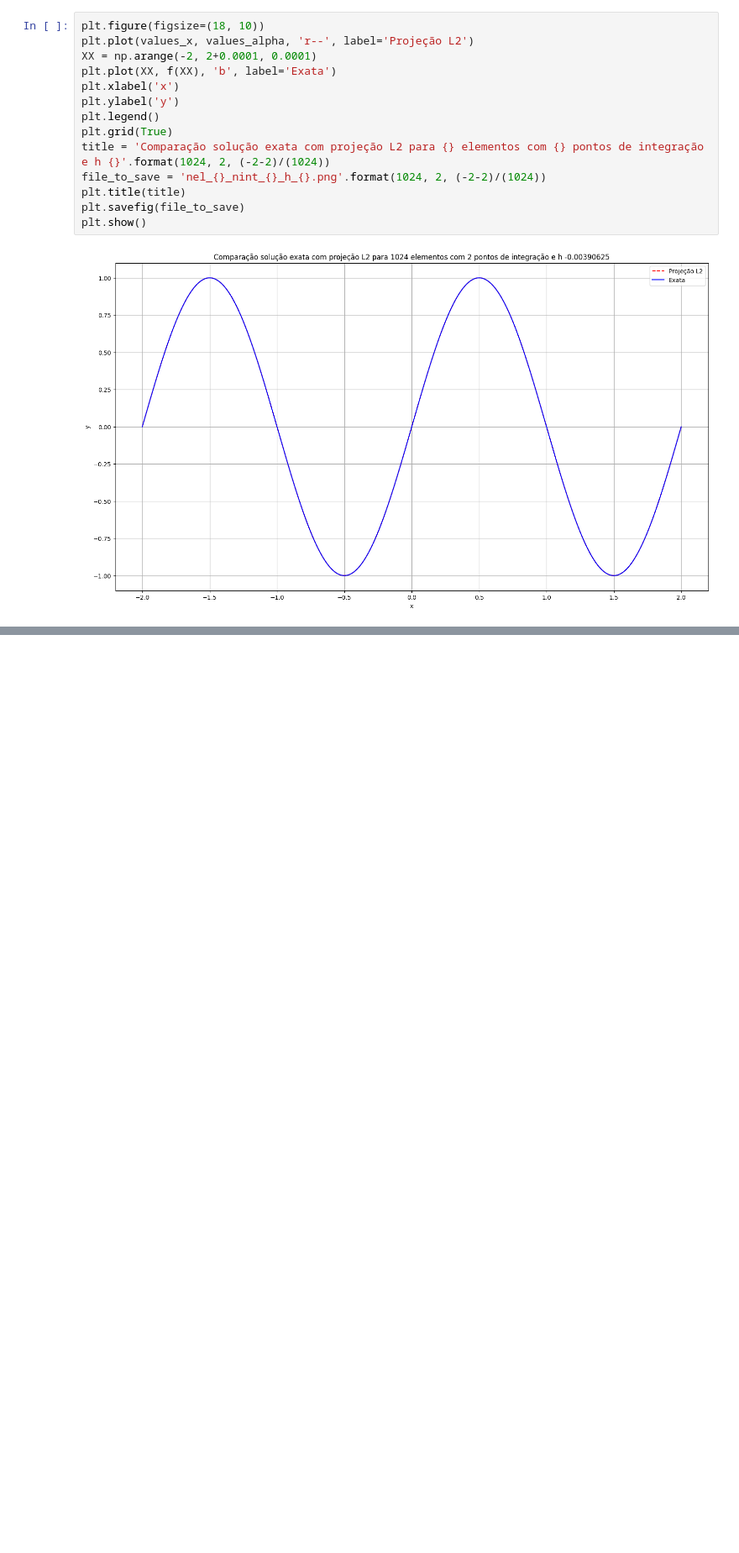
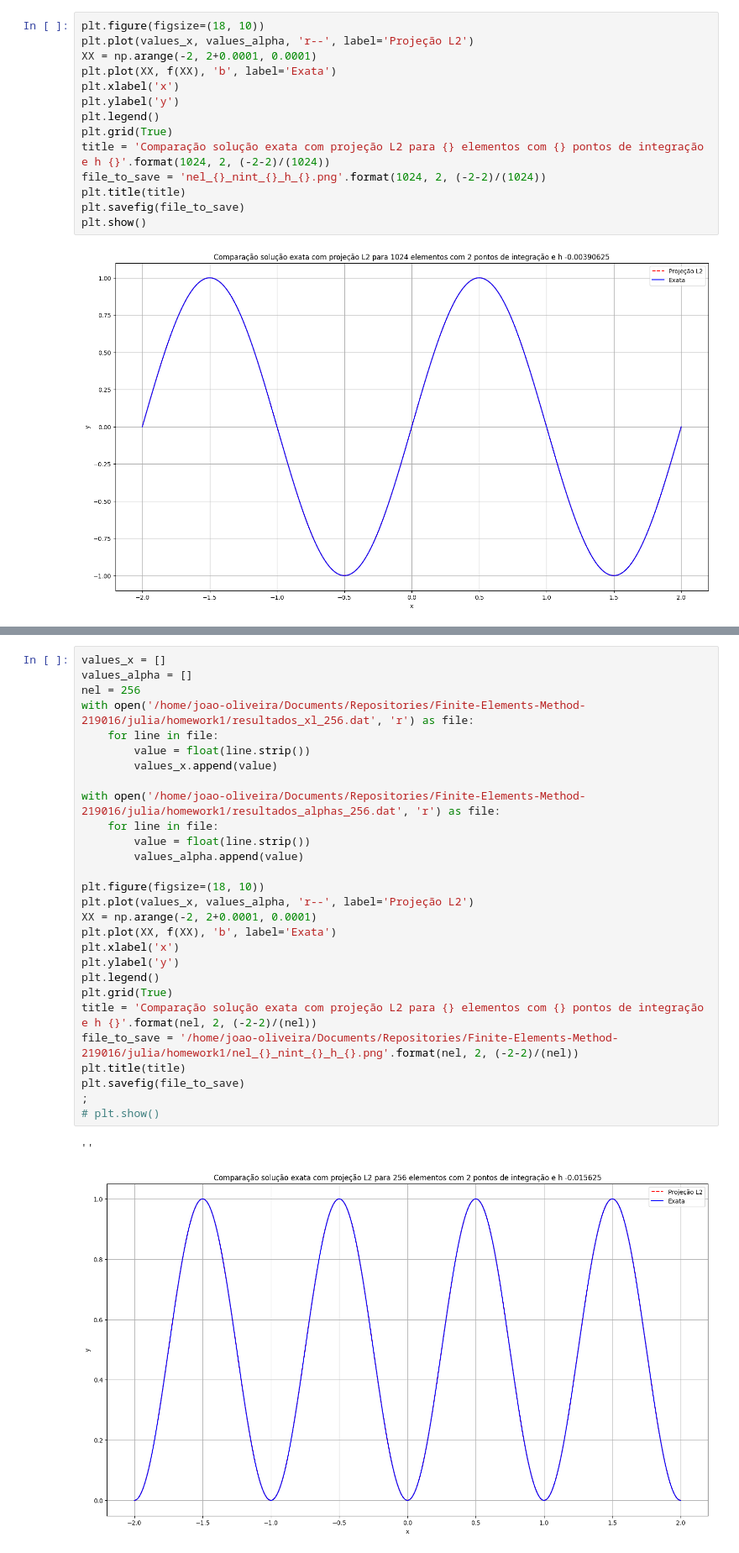
Before and after one commit to StormBreaker1726/Finite-Elements-Method-219016, a Jupyter notebook: python/Homework1/code_for_homework1.ipynb, the cells around one changed output, grey strips where cells are left out. Shown: that part at 84% size. Saved outputs shown, nothing was run; the diff lists cells and outputs as text; blank space fills up the shorter version.

```diff
--- a/python/Homework1/code_for_homework1.ipynb
+++ b/python/Homework1/code_for_homework1.ipynb
@@ -158,0 +219,31 @@ plt.show()
+# %%
+values_x = []
+values_alpha = []
+nel = 256
+with open('/home/joao-oliveira/Documents/Repositories/Finite-Elements-Method-219016/julia/homework1/resultados_xl_256.dat', 'r') as file:
+    for line in file:
+        value = float(line.strip())
+        values_x.append(value)
+
+with open('/home/joao-oliveira/Documents/Repositories/Finite-Elements-Method-219016/julia/homework1/resultados_alphas_256.dat', 'r') as file:
+    for line in file:
+        value = float(line.strip())
+        values_alpha.append(value)
+
+plt.figure(figsize=(18, 10))
+plt.plot(values_x, values_alpha, 'r--', label='Projeção L2')
+XX = np.arange(-2, 2+0.0001, 0.0001)
+plt.plot(XX, f(XX), 'b', label='Exata')
+plt.xlabel('x')
+plt.ylabel('y')
+plt.legend()
+plt.grid(True)
+title = 'Comparação solução exata com projeção L2 para {} elementos com {} pontos de integração e h {}'.format(nel, 2, (-2-2)/(nel))
+file_to_save = '/home/joao-oliveira/Documents/Repositories/Finite-Elements-Method-219016/julia/homework1/nel_{}_nint_{}_h_{}.png'.format(nel, 2, (-2-2)/(nel))
+plt.title(title)
+plt.savefig(file_to_save)
+;
+# plt.show()
+# %% [output]
+''
+[figure, added]
```
Also changed, not shown: parts of 8 cells of this notebook, 32 other files.
